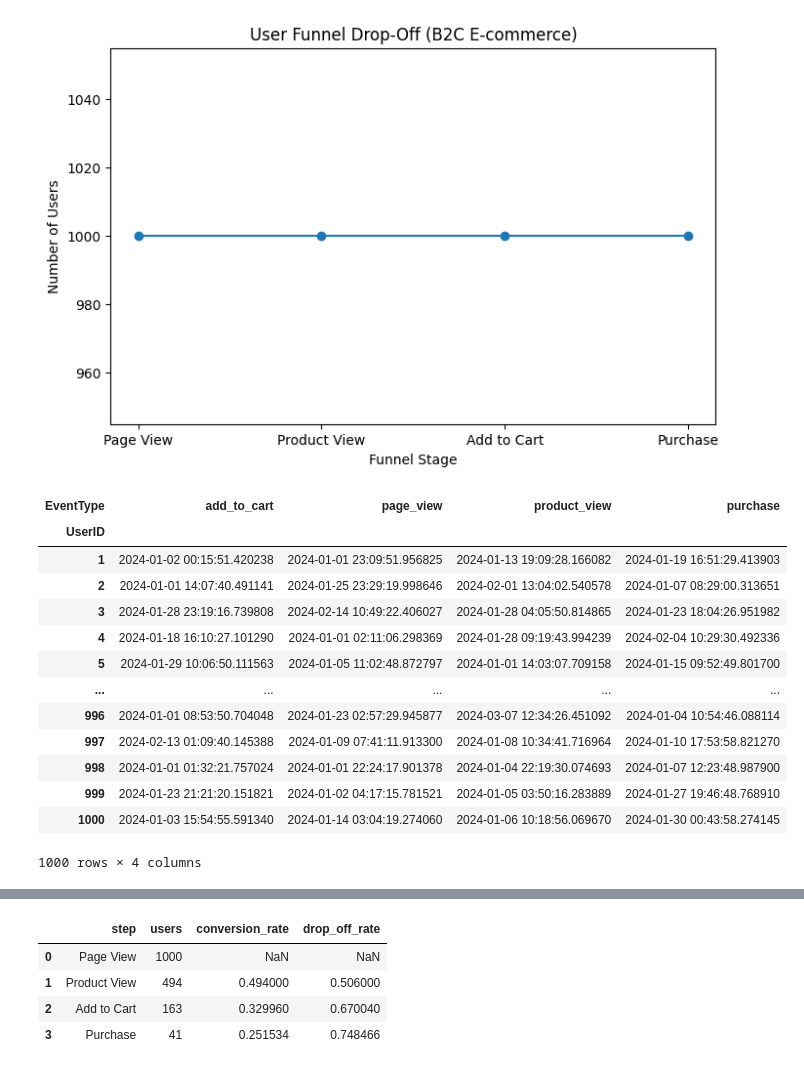
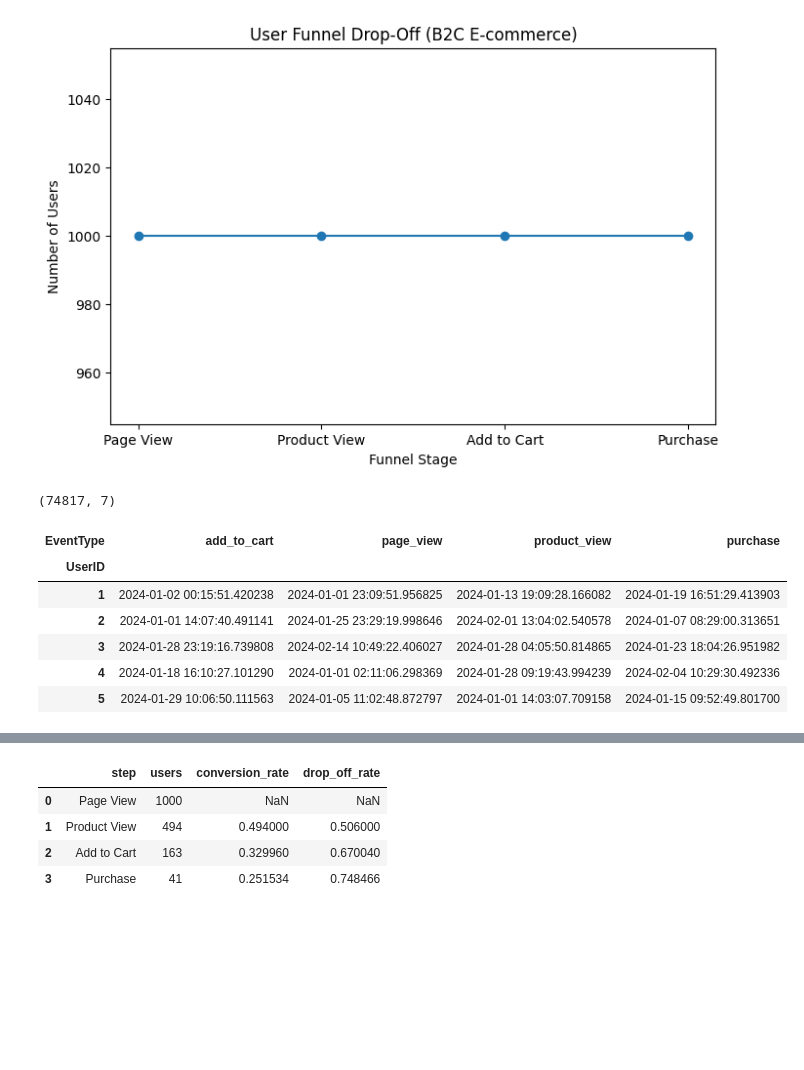
Before and after one commit to BoiDrew/product-funnel-experiment-analysis, a Jupyter notebook: notebooks/funnel_analysis.ipynb, the cells around one changed output, grey strips where cells are left out. Saved outputs shown, nothing was run; the diff lists cells and outputs as text; code cells hidden in the pictures; blank space fills up the shorter version.

Commit message:
funnel visualization and segmented analysis

```diff
--- a/notebooks/funnel_analysis.ipynb
+++ b/notebooks/funnel_analysis.ipynb
@@ -173,31 +176,31 @@ plt.show()
 [figure]
 # %%
 df = df.sort_values(['UserID', 'Timestamp'])
+df.head()
+df.shape
+# %% [output]
+(74817, 7)
 # %%
+# Define the funnel steps in order
 steps = ['page_view', 'product_view', 'add_to_cart', 'purchase']
 
+# Build a table showing the FIRST time each user performed each funnel step
+
 user_steps = (
-    df[df['EventType'].isin(steps)]
-    .groupby(['UserID', 'EventType'])['Timestamp']
+    df[df['EventType'].isin(steps)]     # 1. Keep only funnel events
+    .groupby(['UserID', 'EventType'])['Timestamp']   # 2. Group by user and event type
     .min()
     .unstack()
 )
 
-
-user_steps
+# Display the resulting user-level funnel table
+user_steps.head()
 # %% [output]
 | EventType | add_to_cart | page_view | product_view | purchase |
 | UserID |  |  |  |  |
 | 1 | 2024-01-02 00:15:51.420238 | 2024-01-01 23:09:51.956825 | 2024-01-13 19:09:28.166082 | 2024-01-19 16:51:29.413903 |
 | 2 | 2024-01-01 14:07:40.491141 | 2024-01-25 23:29:19.998646 | 2024-02-01 13:04:02.540578 | 2024-01-07 08:29:00.313651 |
 | 3 | 2024-01-28 23:19:16.739808 | 2024-02-14 10:49:22.406027 | 2024-01-28 04:05:50.814865 | 2024-01-23 18:04:26.951982 |
 | 4 | 2024-01-18 16:10:27.101290 | 2024-01-01 02:11:06.298369 | 2024-01-28 09:19:43.994239 | 2024-02-04 10:29:30.492336 |
 | 5 | 2024-01-29 10:06:50.111563 | 2024-01-05 11:02:48.872797 | 2024-01-01 14:03:07.709158 | 2024-01-15 09:52:49.801700 |
-| ... | ... | ... | ... | ... |
-| 996 | 2024-01-01 08:53:50.704048 | 2024-01-23 02:57:29.945877 | 2024-03-07 12:34:26.451092 | 2024-01-04 10:54:46.088114 |
-| 997 | 2024-02-13 01:09:40.145388 | 2024-01-09 07:41:11.913300 | 2024-01-08 10:34:41.716964 | 2024-01-10 17:53:58.821270 |
-| 998 | 2024-01-01 01:32:21.757024 | 2024-01-01 22:24:17.901378 | 2024-01-04 22:19:30.074693 | 2024-01-07 12:23:48.987900 |
-| 999 | 2024-01-23 21:21:20.151821 | 2024-01-02 04:17:15.781521 | 2024-01-05 03:50:16.283889 | 2024-01-27 19:46:48.768910 |
-| 1000 | 2024-01-03 15:54:55.591340 | 2024-01-14 03:04:19.274060 | 2024-01-06 10:18:56.069670 | 2024-01-30 00:43:58.274145 |
-1000 rows × 4 columns
 # %%
```
Also changed, not shown: parts of 11 cells of this notebook.
